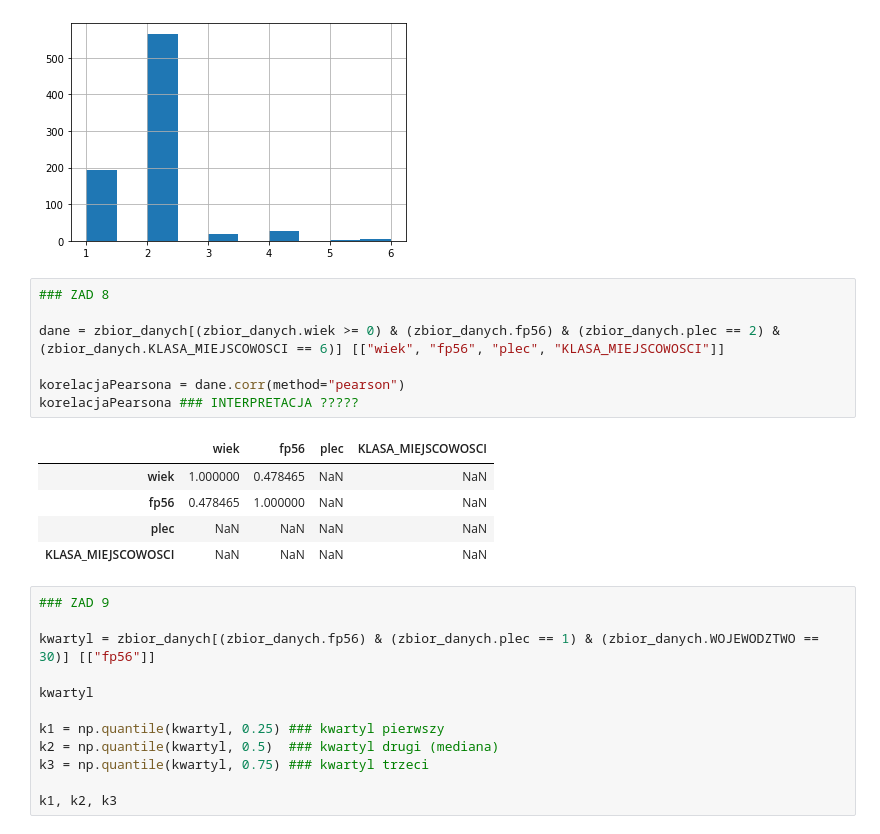
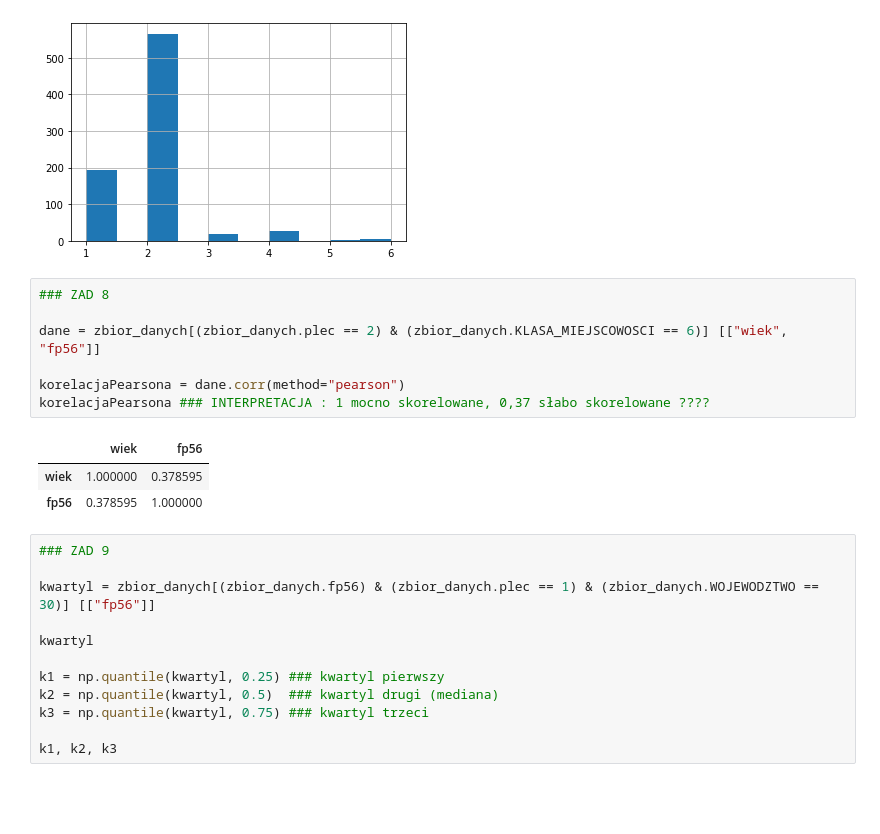
Before and after one commit to pawel3k/Atrakcyjno-inwestycyja-region-w-kolos-probny, a Jupyter notebook: kolos_próbny.ipynb, the cells around one changed output. Cells and saved outputs as stored; diff of their text form; blank space fills up the shorter version.

```diff
--- a/kolos_próbny.ipynb
+++ b/kolos_próbny.ipynb
@@ -242,16 +229,14 @@ zbior_danych.fC11.hist()
 # %%
 ### ZAD 8
 
-dane = zbior_danych[(zbior_danych.wiek >= 0) & (zbior_danych.fp56) & (zbior_danych.plec == 2) & (zbior_danych.KLASA_MIEJSCOWOSCI == 6)] [["wiek", "fp56", "plec", "KLASA_MIEJSCOWOSCI"]]
+dane = zbior_danych[(zbior_danych.plec == 2) & (zbior_danych.KLASA_MIEJSCOWOSCI == 6)] [["wiek", "fp56"]]
 
 korelacjaPearsona = dane.corr(method="pearson")
-korelacjaPearsona ### INTERPRETACJA ?????
+korelacjaPearsona ### INTERPRETACJA : 1 mocno skorelowane, 0,37 słabo skorelowane ????
 # %% [output]
-|  | wiek | fp56 | plec | KLASA_MIEJSCOWOSCI |
-| wiek | 1.000000 | 0.478465 | NaN | NaN |
-| fp56 | 0.478465 | 1.000000 | NaN | NaN |
-| plec | NaN | NaN | NaN | NaN |
-| KLASA_MIEJSCOWOSCI | NaN | NaN | NaN | NaN |
+|  | wiek | fp56 |
+| wiek | 1.000000 | 0.378595 |
+| fp56 | 0.378595 | 1.000000 |
 # %%
 ### ZAD 9
 
```
Also changed, not shown: parts of 2 cells of this notebook.
